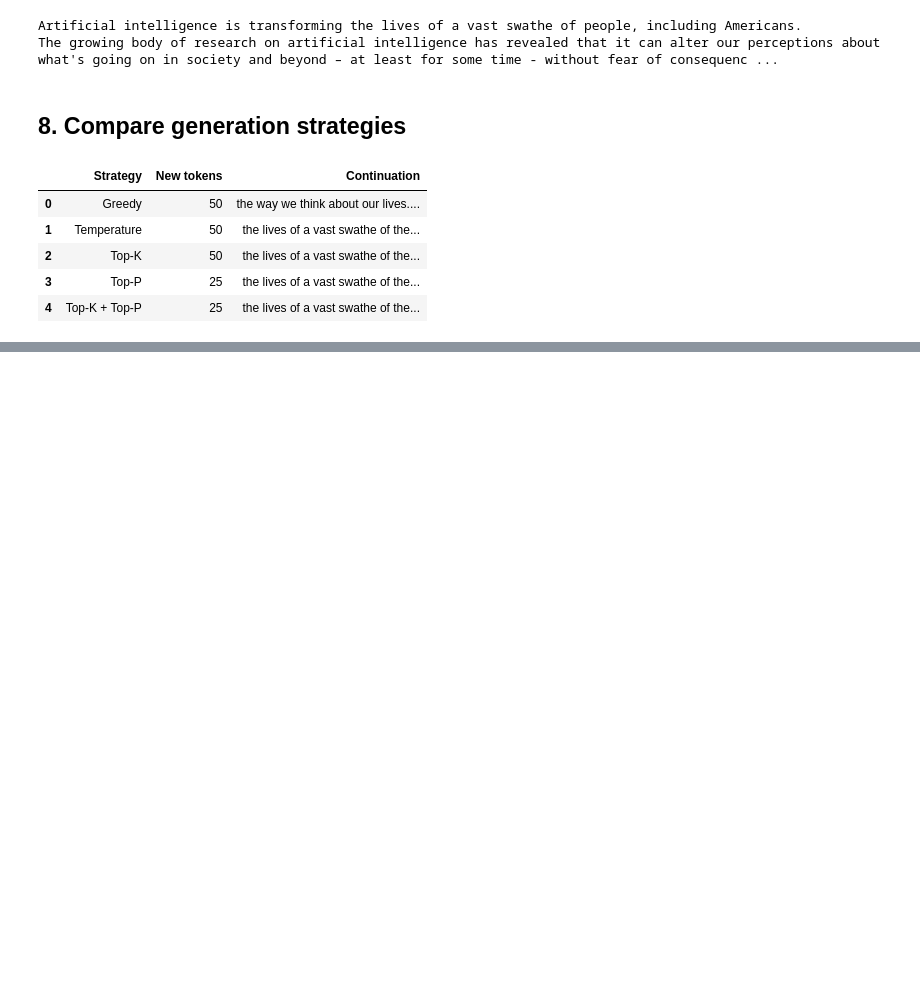
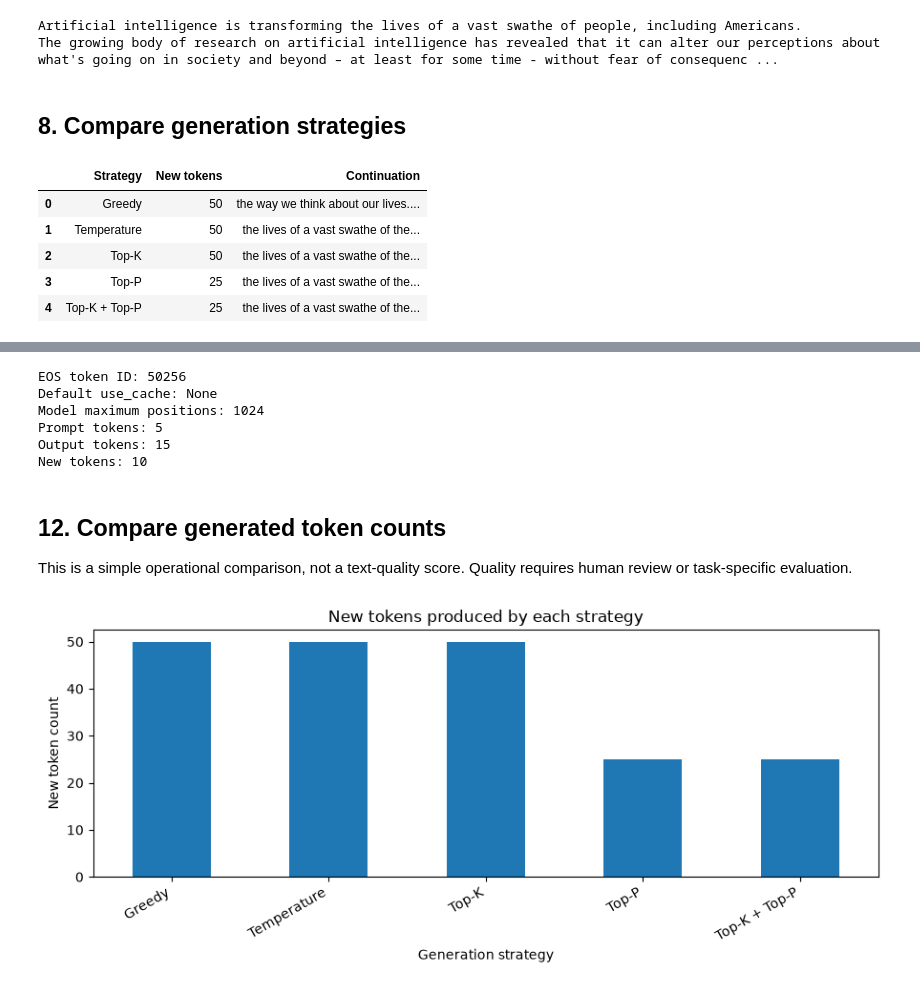
Before and after one commit to omkarchoudhary29/NEXUS-LLM, a Jupyter notebook: notebooks/05_generation_lab.ipynb, the cells around one changed output, grey strips where cells are left out. Drawn from its saved outputs; the diff is of its cells as text; code cells hidden in the pictures; blank space fills up the shorter version.

Commit message:
feat(generation-nb): complete notebook with reusable generate_text(), KV cache, token count visualization, and recap

```diff
--- a/notebooks/05_generation_lab.ipynb
+++ b/notebooks/05_generation_lab.ipynb
@@ -208,0 +316,40 @@ display(comparison_df)
+# %%
+print("EOS token ID:", model.generation_config.eos_token_id)
+print("Default use_cache:", model.generation_config.use_cache)
+print("Model maximum positions:", model.config.n_positions)
+
+with torch.inference_mode():
+    short_ids = model.generate(
+        **inputs,
+        max_new_tokens=10,
+        do_sample=False,
+        eos_token_id=tokenizer.eos_token_id,
+        pad_token_id=tokenizer.pad_token_id,
+        use_cache=True
+    )
+
+print("Prompt tokens:", prompt_ids.shape[1])
+print("Output tokens:", short_ids.shape[1])
+print("New tokens:", short_ids.shape[1] - prompt_ids.shape[1])
+# %% [output]
+EOS token ID: 50256
+Default use_cache: None
+Model maximum positions: 1024
+Prompt tokens: 5
+Output tokens: 15
+New tokens: 10
+# %% [markdown]
+## 12. Compare generated token counts
+
+This is a simple operational comparison, not a text-quality score. Quality requires human review or task-specific evaluation.
+# %%
+chart_df = comparison_df.set_index("Strategy")[["New tokens"]]
+chart_df.plot(kind="bar", legend=False, figsize=(9, 4))
+plt.title("New tokens produced by each strategy")
+plt.ylabel("New token count")
+plt.xlabel("Generation strategy")
+plt.xticks(rotation=30, ha="right")
+plt.tight_layout()
+plt.show()
+# %% [output]
+[figure, added]
```
Also changed, not shown: parts of 6 cells of this notebook.
